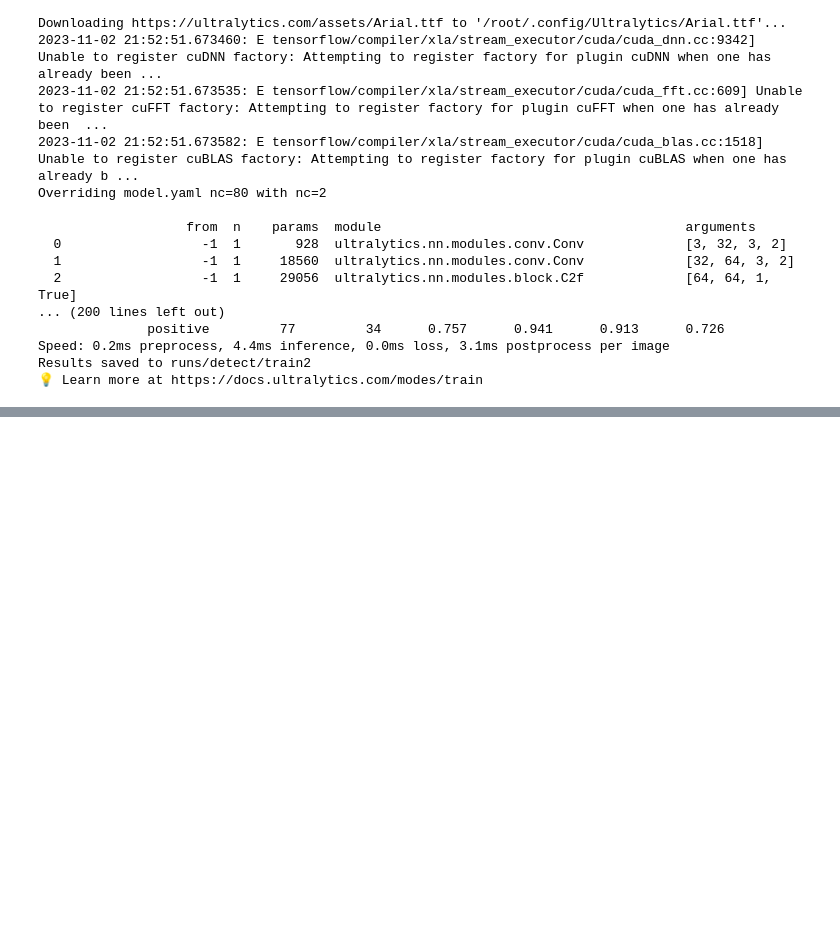
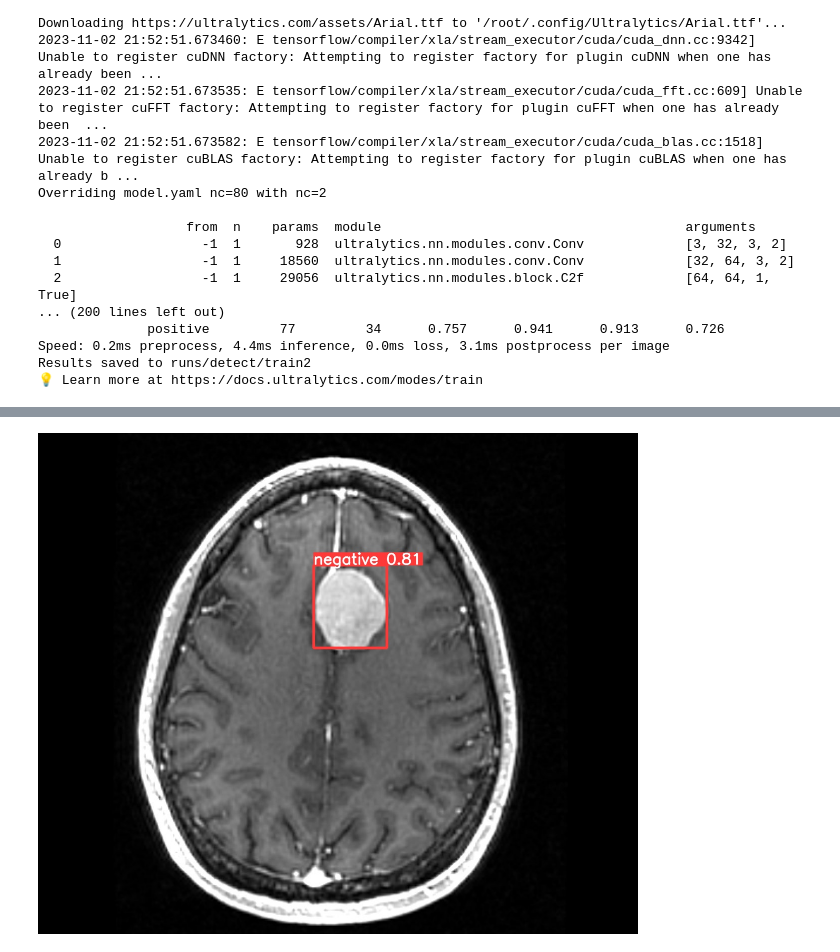
Before and after one commit to Tabook22/ComputerVision, a Jupyter notebook: BrainTumorProject.ipynb, the cells around one changed output, grey strips where cells are left out. Saved outputs shown, nothing was run; the diff lists cells and outputs as text; code cells hidden in the pictures; blank space fills up the shorter version.

```diff
--- a/BrainTumorProject.ipynb
+++ b/BrainTumorProject.ipynb
@@ -75,0 +103,5 @@ Results saved to runs/detect/train2
+# %%
+#our you can use the following
+Image(filename=f'/content/runs/detect/predict/big_5b252c1a32b7d.jpg', width=600)
+# %% [output]
+[figure, added]
```
Also changed, not shown: parts of 3 cells of this notebook.
